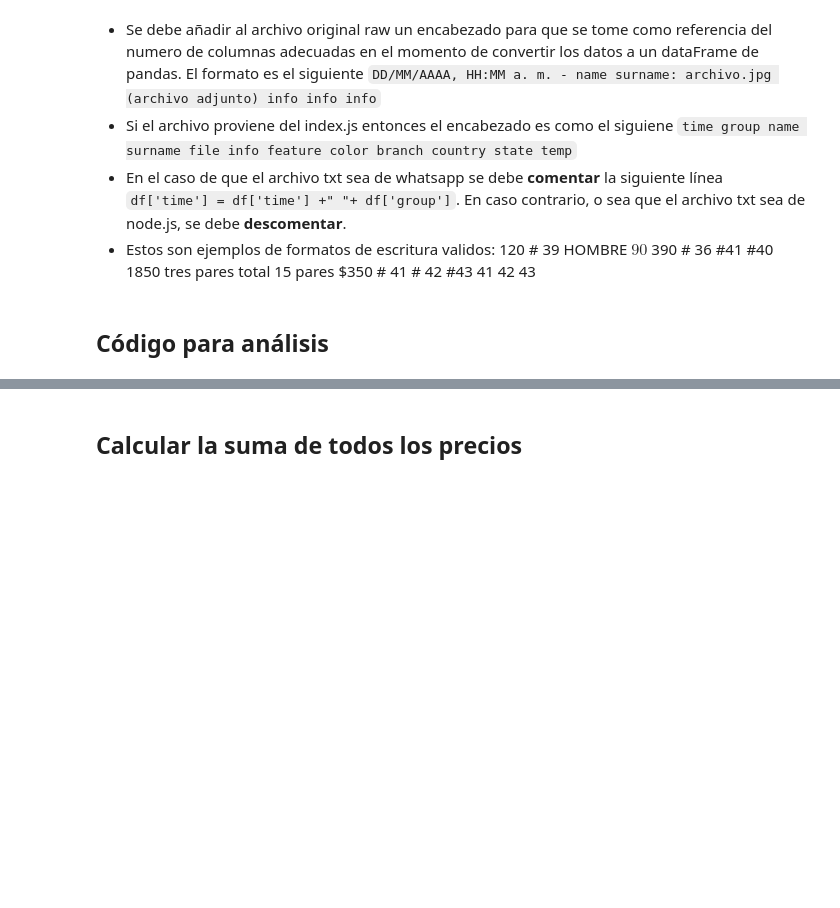
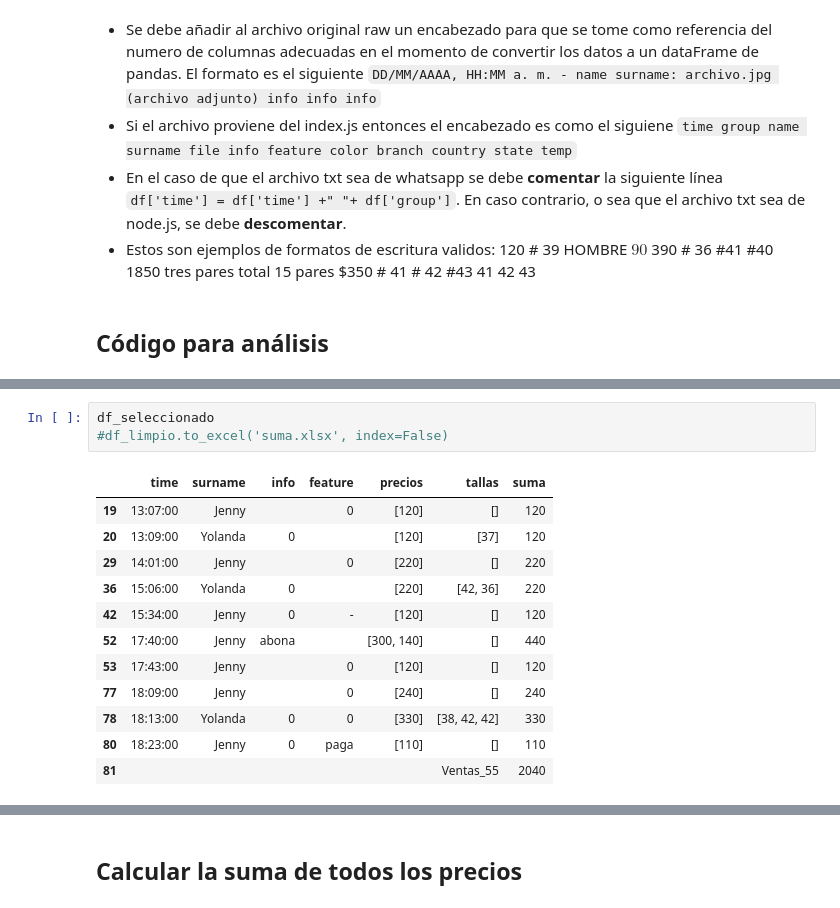
Before and after one commit to loaizaleo/AnaliticaDatos, a Jupyter notebook: Ventas55/TOTAL.ipynb, the cells around one changed output, grey strips where cells are left out. Drawn from its saved outputs; the diff is of its cells as text; blank space fills up the shorter version.

```diff
--- a/Ventas55/TOTAL.ipynb
+++ b/Ventas55/TOTAL.ipynb
@@ -213,2 +186,18 @@ HTML(string=html_content).write_pdf('informe_03.pdf')
 # %% [output]
 === PROCESANDO DATAFRAME COMPLETO ===
+# %%
+df_seleccionado
+#df_limpio.to_excel('suma.xlsx', index=False)
+# %% [output]
+|  | time | surname | info | feature | precios | tallas | suma |
+| 19 | 13:07:00 | Jenny |  | 0 | [120] | [] | 120 |
+| 20 | 13:09:00 | Yolanda | 0 |  | [120] | [37] | 120 |
+| 29 | 14:01:00 | Jenny |  | 0 | [220] | [] | 220 |
+| 36 | 15:06:00 | Yolanda | 0 |  | [220] | [42, 36] | 220 |
+| 42 | 15:34:00 | Jenny | 0 | - | [120] | [] | 120 |
+| 52 | 17:40:00 | Jenny | abona |  | [300, 140] | [] | 440 |
+| 53 | 17:43:00 | Jenny |  | 0 | [120] | [] | 120 |
+| 77 | 18:09:00 | Jenny |  | 0 | [240] | [] | 240 |
+| 78 | 18:13:00 | Yolanda | 0 | 0 | [330] | [38, 42, 42] | 330 |
+| 80 | 18:23:00 | Jenny | 0 | paga | [110] | [] | 110 |
+| 81 |  |  |  |  |  | Ventas_55 | 2040 |
```
Also changed, not shown: parts of 5 cells of this notebook.
